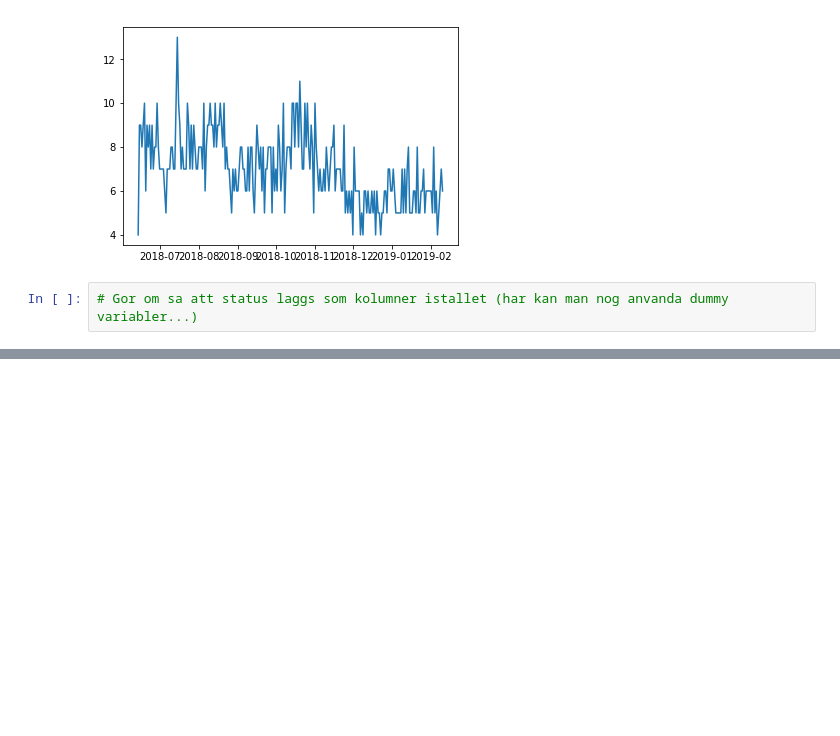
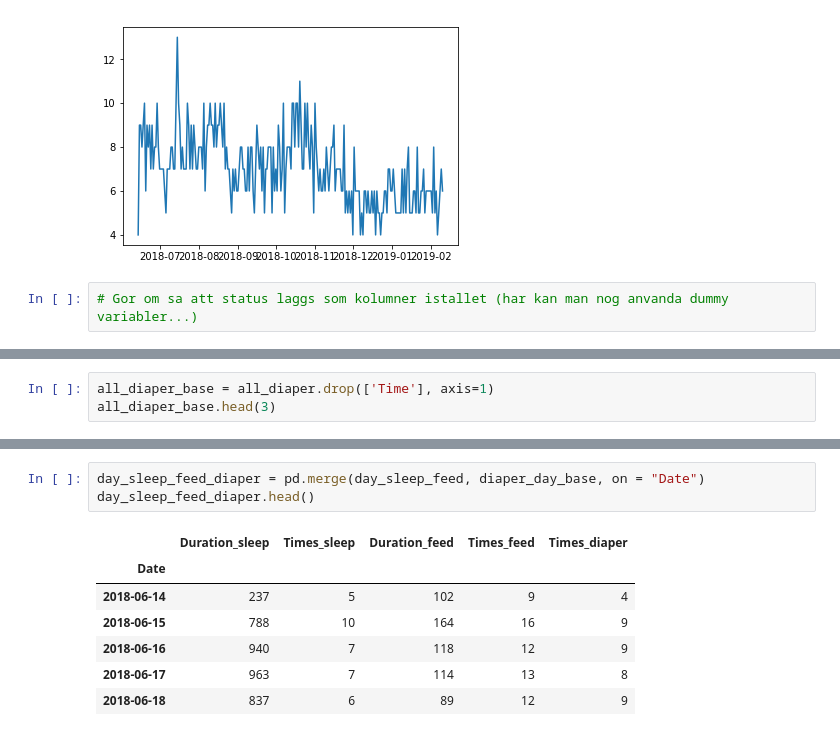
Before and after one commit to yhpf/matochsovklocka, a Jupyter notebook: tove.ipynb, the cells around one changed output, grey strips where cells are left out. Saved outputs shown, nothing was run; the diff lists cells and outputs as text; blank space fills up the shorter version.

```diff
--- a/tove.ipynb
+++ b/tove.ipynb
@@ -323,0 +484,3 @@ plt.plot(diaper_day['Status'])
+# %%
+all_diaper_base = all_diaper.drop(['Time'], axis=1)
+all_diaper_base.head(3)
@@ -323,0 +528,11 @@ plt.plot(diaper_day['Status'])
+# %%
+day_sleep_feed_diaper = pd.merge(day_sleep_feed, diaper_day_base, on = "Date")
+day_sleep_feed_diaper.head()
+# %% [output]
+|  | Duration_sleep | Times_sleep | Duration_feed | Times_feed | Times_diaper |
+| Date |  |  |  |  |  |
+| 2018-06-14 | 237 | 5 | 102 | 9 | 4 |
+| 2018-06-15 | 788 | 10 | 164 | 16 | 9 |
+| 2018-06-16 | 940 | 7 | 118 | 12 | 9 |
+| 2018-06-17 | 963 | 7 | 114 | 13 | 8 |
+| 2018-06-18 | 837 | 6 | 89 | 12 | 9 |
```
Also changed, not shown: parts of 43 cells of this notebook.
